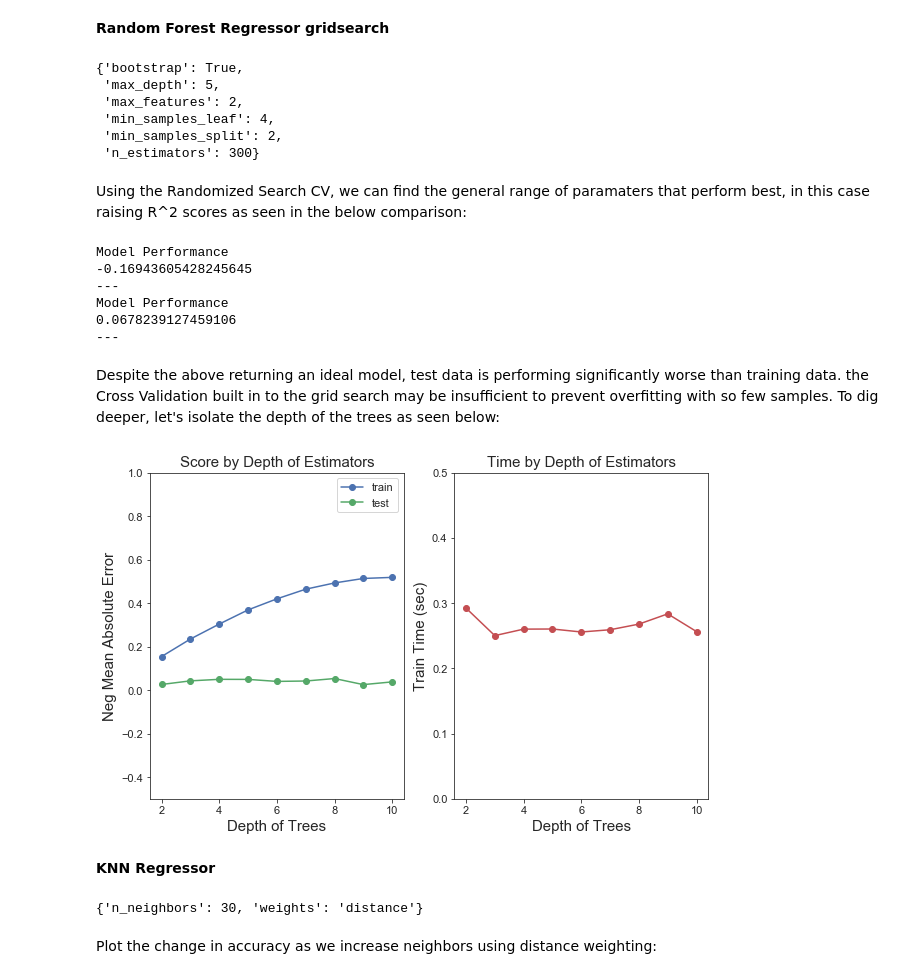
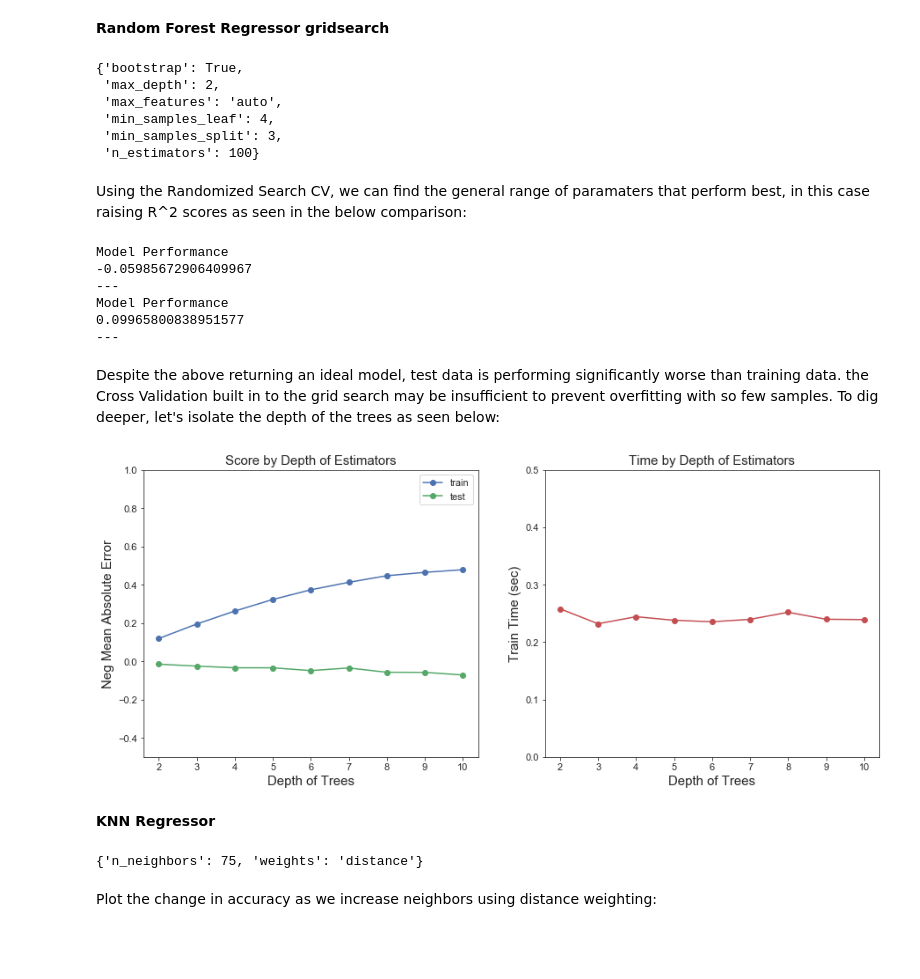
Before and after one commit to conditg/predicting-disruption, a Jupyter notebook: PredictingDisruption.ipynb, the cells around one changed output. Saved outputs shown, nothing was run; the diff lists cells and outputs as text; code cells hidden in the pictures; blank space fills up the shorter version.

```diff
--- a/PredictingDisruption.ipynb
+++ b/PredictingDisruption.ipynb
@@ -338,7 +338,7 @@ param_grid = {
     'max_features': [2, 'auto'],
     'min_samples_leaf': [2, 3, 4],
     'min_samples_split': [2, 3, 4],
-    'n_estimators': [100, 200, 300, 400, 500]
+    'n_estimators': [100, 200, 300]
 }
 # %%
 rfr = ensemble.RandomForestRegressor()
@@ -351,11 +351,11 @@ gs.fit(trainx, trainy)
 gs.best_params_
 # %% [output]
 {'bootstrap': True,
- 'max_depth': 5,
- 'max_features': 2,
+ 'max_depth': 2,
+ 'max_features': 'auto',
  'min_samples_leaf': 4,
- 'min_samples_split': 2,
- 'n_estimators': 300}
+ 'min_samples_split': 3,
+ 'n_estimators': 100}
 # %% [markdown]
 Using the Randomized Search CV, we can find the general range of paramaters that  perform best, in this case raising R^2 scores as seen in the below comparison:
 # %%
@@ -366,10 +366,10 @@ best_gs = gs.best_estimator_
 score_model(best_gs, testx,testy)
 # %% [output]
 Model Performance
--0.16943605428245645
+-0.05985672906409967
 ---
 Model Performance
-0.0678239127459106
+0.09965800838951577
 ---
 # %% [markdown]
 Despite the above returning an ideal model, test data is performing significantly worse than training data. the Cross Validation built in to the grid search may be insufficient to prevent overfitting with so few samples. To dig deeper, let's isolate the depth of the trees as seen below:
@@ -376,46 +395,28 @@ Despite the above returning an ideal model, test data is performing significantl
 # %%
-rfr = ensemble.RandomForestRegressor(n_estimators=100,bootstrap=True,max_features=2,
-                                     min_samples_leaf=3,min_samples_split=4,)
+# Plot the scores over the parameter
 
-#Limit everything except n_estimators to the best param identified in the last grid search
-param_grid = {
-    'max_depth': [2,3,4,5,6,7,8,9,10]
-}
-gst = GridSearchCV(estimator=rfr, param_grid=param_grid,cv=5, n_jobs=-1)
-
-#Fit the grid search to data:
-gst.fit(trainx, trainy)
-
-
-# Extract information from the cross validation model
-train_scores = gst.cv_results_['mean_train_score']
-test_scores = gst.cv_results_['mean_test_score']
-param_values = list(gst.cv_results_['param_max_depth'])
-train_time = gst.cv_results_['mean_fit_time']
-
-# Plot the scores over the parameter
-plt.subplots(1, 2, figsize=(10, 6))
+plt.subplots(1, 2, figsize=(15, 6))
 plt.subplot(121)
 plt.plot(param_values, train_scores, 'bo-', label = 'train')
 plt.plot(param_values, test_scores, 'go-', label = 'test')
 plt.legend()
 plt.xlabel('Depth of Trees')
 plt.ylabel('Neg Mean Absolute Error')
 plt.title('Score by Depth of Estimators')
 plt.ylim([-.5,1])
 
 plt.subplot(122)
 plt.plot(param_values, train_time, 'ro-')
 
 plt.title('Time by Depth of Estimators')
 plt.ylabel('Train Time (sec)')
 plt.xlabel('Depth of Trees')
 plt.ylim([0,.5])
 
 
 plt.show()
 # %% [output]
-[figure, old version]
+[figure, new version]
 # %% [markdown]
 **KNN Regressor**
 # %%
@@ -434,7 +435,7 @@ knngs.fit(trainx, trainy)
 #Let's see what came out best:
 knngs.best_params_
 # %% [output]
-{'n_neighbors': 30, 'weights': 'distance'}
+{'n_neighbors': 75, 'weights': 'distance'}
 # %% [markdown]
 Plot the change in accuracy as we increase neighbors using distance weighting:
 # %%
```
Also changed, not shown: parts of 21 cells of this notebook, 1 other file.
